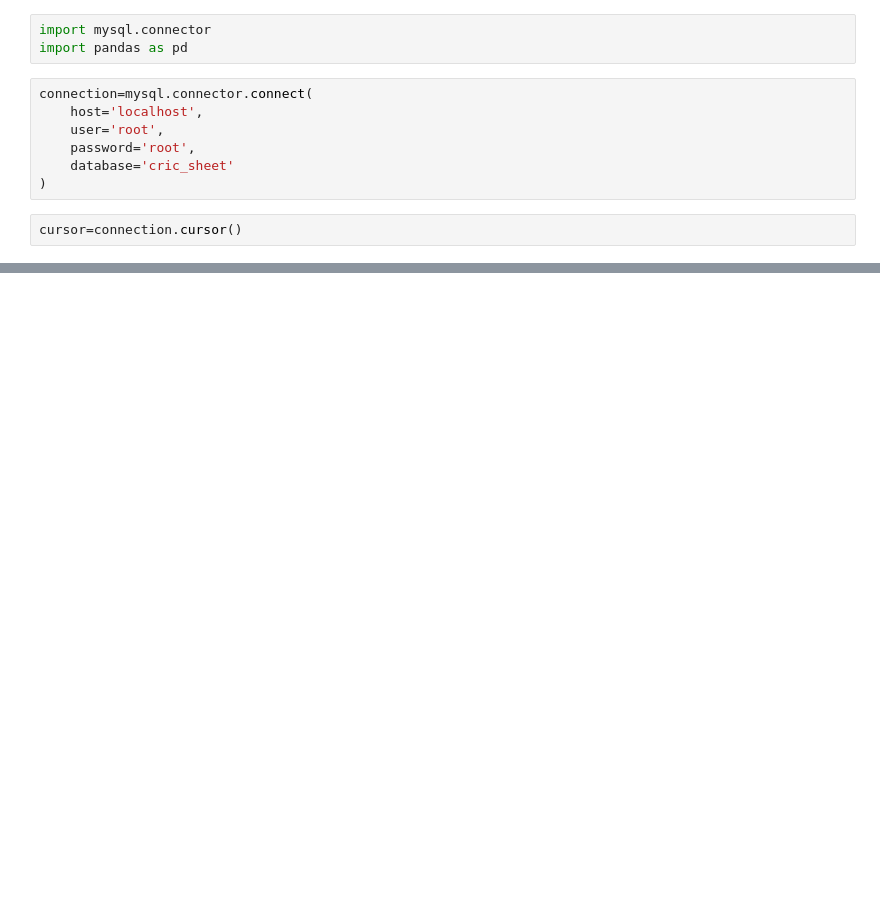
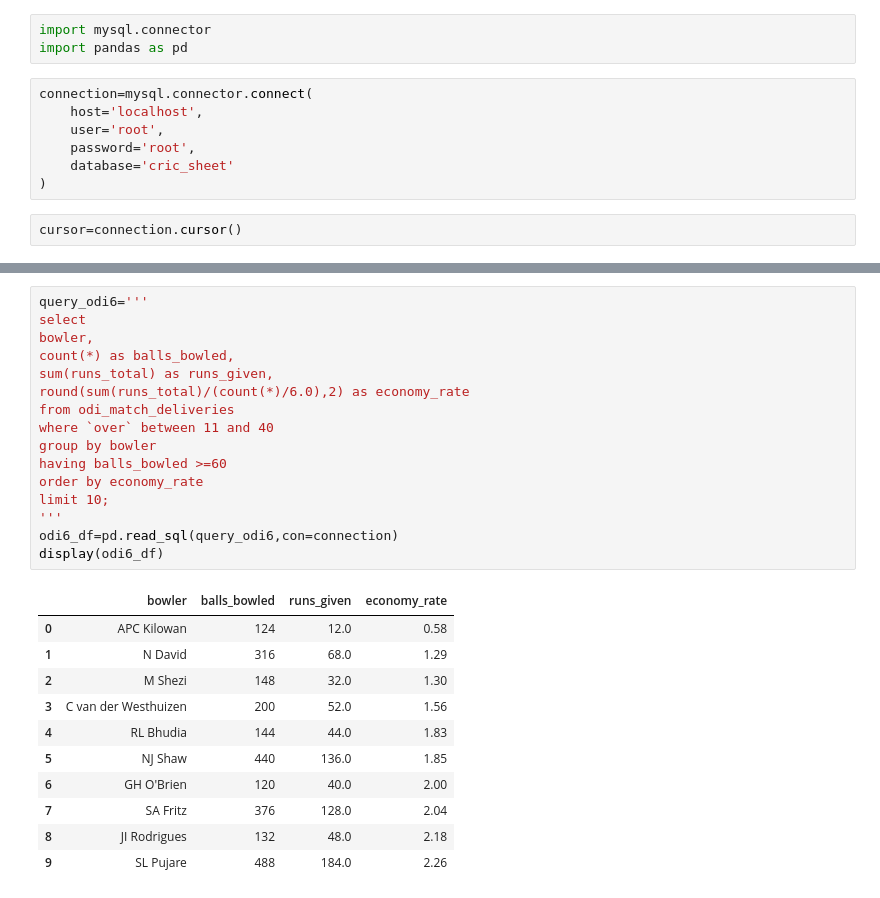
Before and after one commit to tamizhvv/guvi_projects, a Jupyter notebook: cricsheet_project/Queries.ipynb, the cells around one changed output, grey strips where cells are left out. Drawn from its saved outputs; the diff is of its cells as text; blank space fills up the shorter version.

```diff
--- a/cricsheet_project/Queries.ipynb
+++ b/cricsheet_project/Queries.ipynb
@@ -69,0 +350,28 @@ print(df_pressure_perf.head())
+# %%
+query_odi6='''
+select
+bowler,
+count(*) as balls_bowled,
+sum(runs_total) as runs_given,
+round(sum(runs_total)/(count(*)/6.0),2) as economy_rate
+from odi_match_deliveries
+where `over` between 11 and 40
+group by bowler
+having balls_bowled >=60
+order by economy_rate
+limit 10;
+'''
+odi6_df=pd.read_sql(query_odi6,con=connection)
+display(odi6_df)
+# %% [output]
+|  | bowler | balls_bowled | runs_given | economy_rate |
+| 0 | APC Kilowan | 124 | 12.0 | 0.58 |
+| 1 | N David | 316 | 68.0 | 1.29 |
+| 2 | M Shezi | 148 | 32.0 | 1.30 |
+| 3 | C van der Westhuizen | 200 | 52.0 | 1.56 |
+| 4 | RL Bhudia | 144 | 44.0 | 1.83 |
+| 5 | NJ Shaw | 440 | 136.0 | 1.85 |
+| 6 | GH O'Brien | 120 | 40.0 | 2.00 |
+| 7 | SA Fritz | 376 | 128.0 | 2.04 |
+| 8 | JI Rodrigues | 132 | 48.0 | 2.18 |
+| 9 | SL Pujare | 488 | 184.0 | 2.26 |
```
Also changed, not shown: parts of 16 cells of this notebook, 5 other files.
